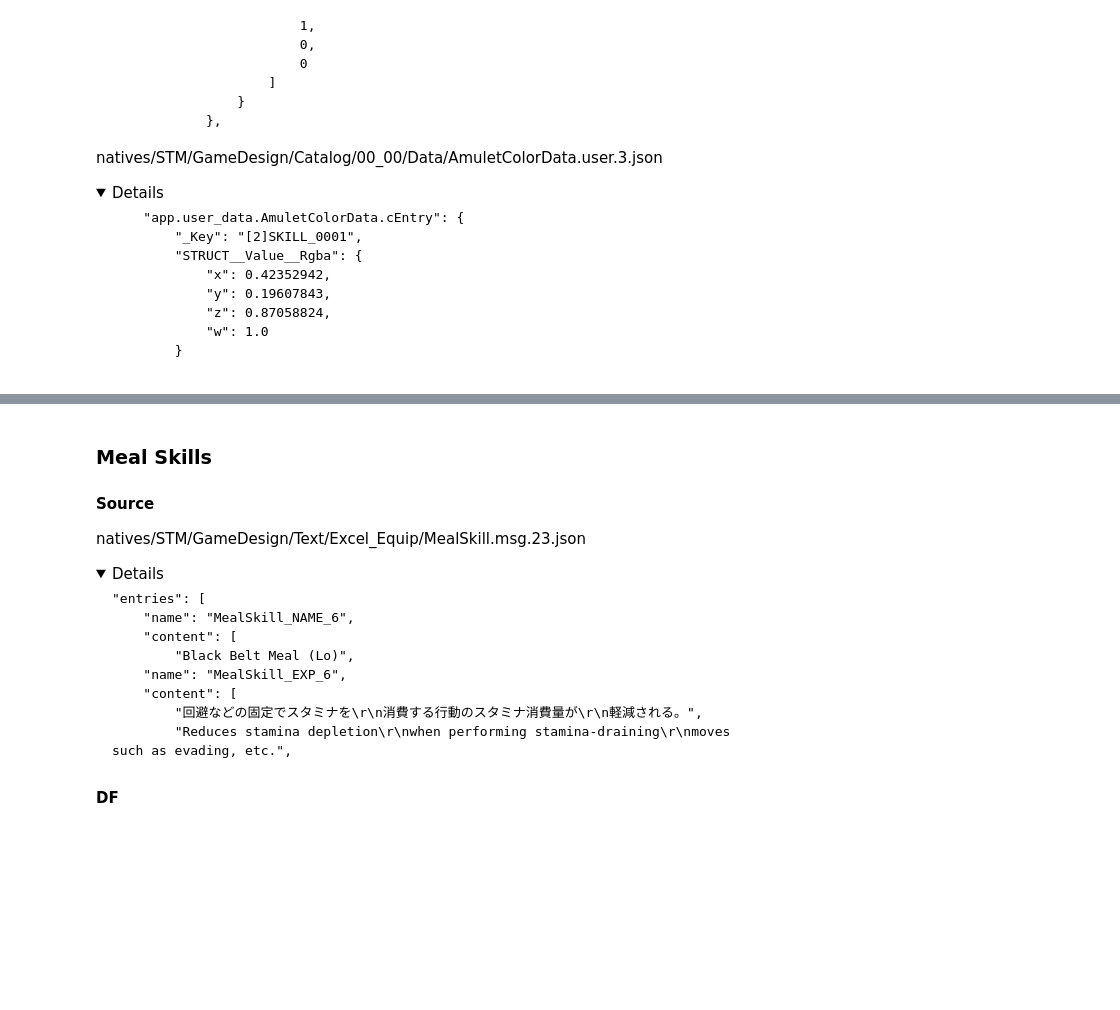
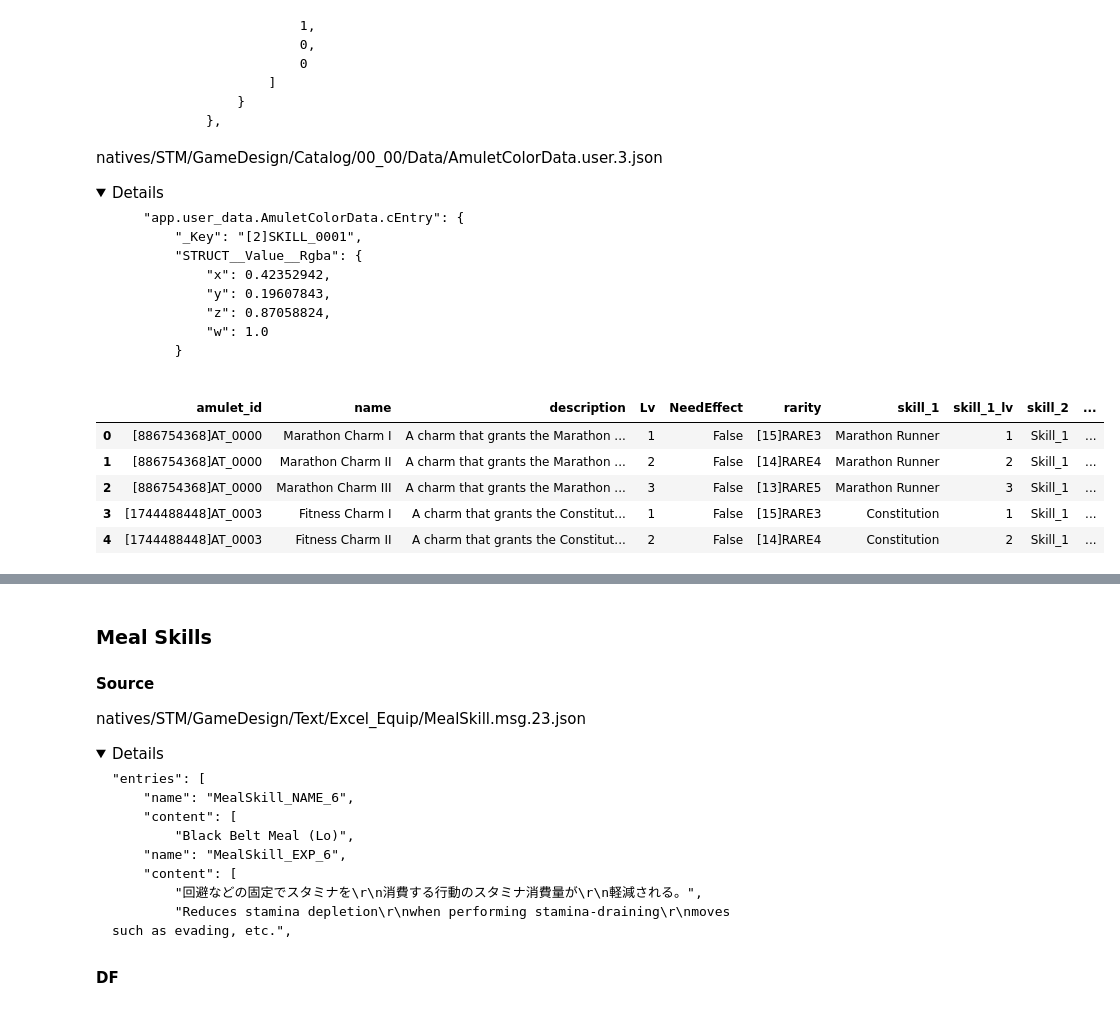
Before and after one commit to NoswalDev/MHRice_Wrangler, a Jupyter notebook: MHWilds_Wrangle.ipynb, the cells around one changed output, grey strips where cells are left out. Drawn from its saved outputs; the diff is of its cells as text; code cells hidden in the pictures; folded sections open; blank space fills up the shorter version.

````diff
--- a/MHWilds_Wrangle.ipynb
+++ b/MHWilds_Wrangle.ipynb
@@ -1178,9 +1267,49 @@ natives/STM/GameDesign/Catalog/00_00/Data/AmuletColorData.user.3.json
 ```
 </details>
 # %%
+url = 'https://raw.githubusercontent.com/dtlnor/MHWs-in-json/refs/heads/main/natives/STM/GameDesign/Common/Equip/AmuletData.user.3.json'
 
+with urllib.request.urlopen(url) as page:
+    raw = json.load(page)
+sect = raw[0].get('app.user_data.AmuletData').get('_Values')
+df = pd.json_normalize(sect)
+df.columns = df.columns.str.replace('app.user_data.AmuletData.cData._','')
 
-with open('mhwilds/AmuletData.user.3.json') as file:
-    raw = json.load(file)
-sect = raw.get('app.user_data.AmuletData').get('_Values')
-df = pd.json_normalize(sect)
+# name and description
+dict_ = dict(zip(df_amulet_ids['guid_n'],df_amulet_ids['name']))
+df['Name'] = df['Name'].replace(dict_)
+dict_ = dict(zip(df_amulet_ids['guid_d'],df_amulet_ids['description']))
+df['Explain'] = df['Explain'].replace(dict_)
+
+# skills
+df['skill_1'] = df['Skill'].str[0].str['app.HunterDef.Skill_Serializable'].str['_Value']
+df['skill_2'] = df['Skill'].str[1].str['app.HunterDef.Skill_Serializable'].str['_Value']
+df['skill_3'] = df['Skill'].str[2].str['app.HunterDef.Skill_Serializable'].str['_Value']
+df = df.drop('Skill', axis=1)
+
+dict_ = dict(zip(df_common_skills['common_hunter_id'], df_common_skills['name']))
+df[['skill_1','skill_2','skill_3']] = df[['skill_1','skill_2','skill_3']].replace(dict_)
+
+# Skill Level
+df['skill_1_lv'] = df['SkillLevel'].str[0].astype(int)
+df['skill_2_lv'] = df['SkillLevel'].str[1].astype(int)
+df['skill_3_lv'] = df['SkillLevel'].str[2].astype(int)
+df = df.drop('SkillLevel', axis=1)
+
+#rename
+df.rename(columns={'AmuletType.app.ArmorDef.AmuletType_Serializable._Value':'amulet_id',
+                   'Rare.app.ItemDef.RARE_Serializable._Value':'rarity',
+                   'Name':'name',
+                   'Explain':'description'},inplace=True)
+
+df_amulet = df[['amulet_id','name','description','Lv','NeedEffect','rarity','skill_1','skill_1_lv','skill_2','skill_2_lv','skill_3','skill_3_lv']].copy()
+
+df_amulet.head()
+# df_amulet.to_excel('wilds charms.xlsx')
+# %% [output]
+|  | amulet_id | name | description | Lv | NeedEffect | rarity | skill_1 | skill_1_lv | skill_2 | ... |
+| 0 | [886754368]AT_0000 | Marathon Charm I | A charm that grants the Marathon ... | 1 | False | [15]RARE3 | Marathon Runner | 1 | Skill_1 | ... |
+| 1 | [886754368]AT_0000 | Marathon Charm II | A charm that grants the Marathon ... | 2 | False | [14]RARE4 | Marathon Runner | 2 | Skill_1 | ... |
+| 2 | [886754368]AT_0000 | Marathon Charm III | A charm that grants the Marathon ... | 3 | False | [13]RARE5 | Marathon Runner | 3 | Skill_1 | ... |
+| 3 | [1744488448]AT_0003 | Fitness Charm I | A charm that grants the Constitut... | 1 | False | [15]RARE3 | Constitution | 1 | Skill_1 | ... |
+| 4 | [1744488448]AT_0003 | Fitness Charm II | A charm that grants the Constitut... | 2 | False | [14]RARE4 | Constitution | 2 | Skill_1 | ... |
````
Also changed, not shown: parts of 28 cells of this notebook.
